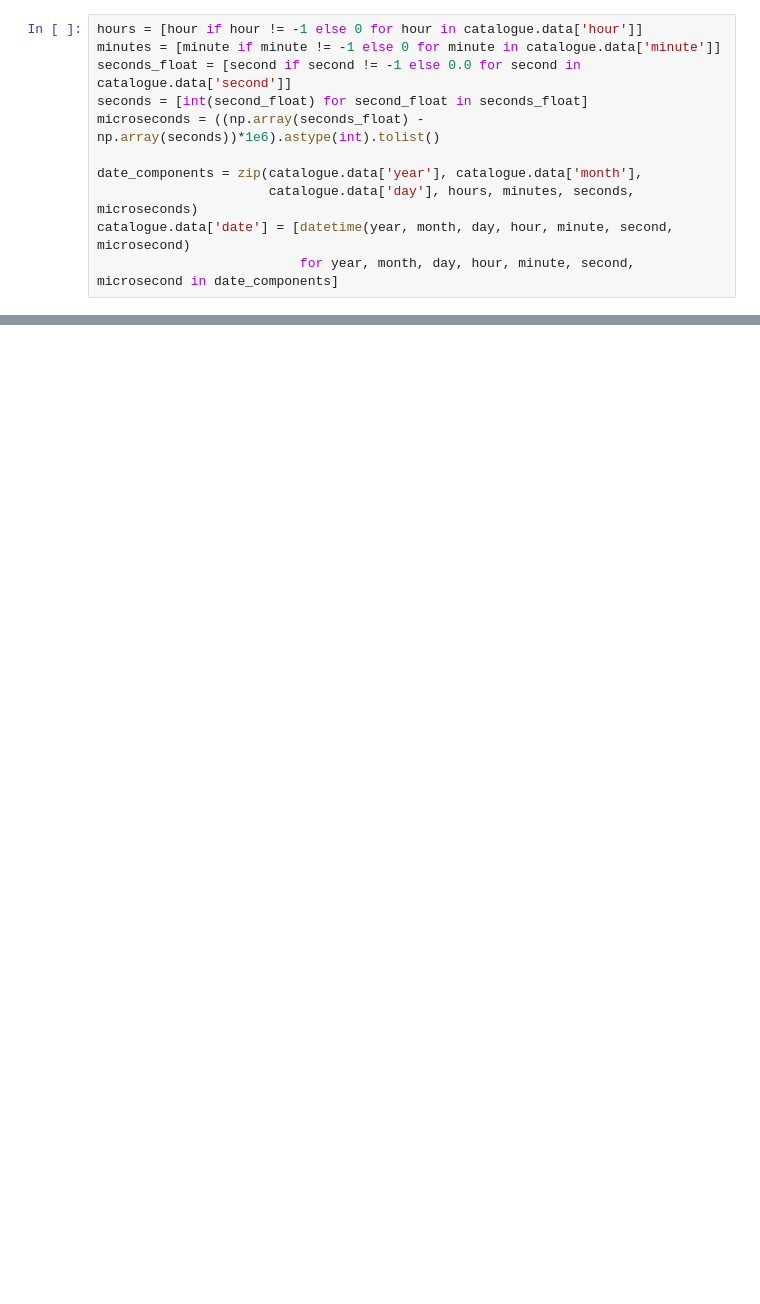
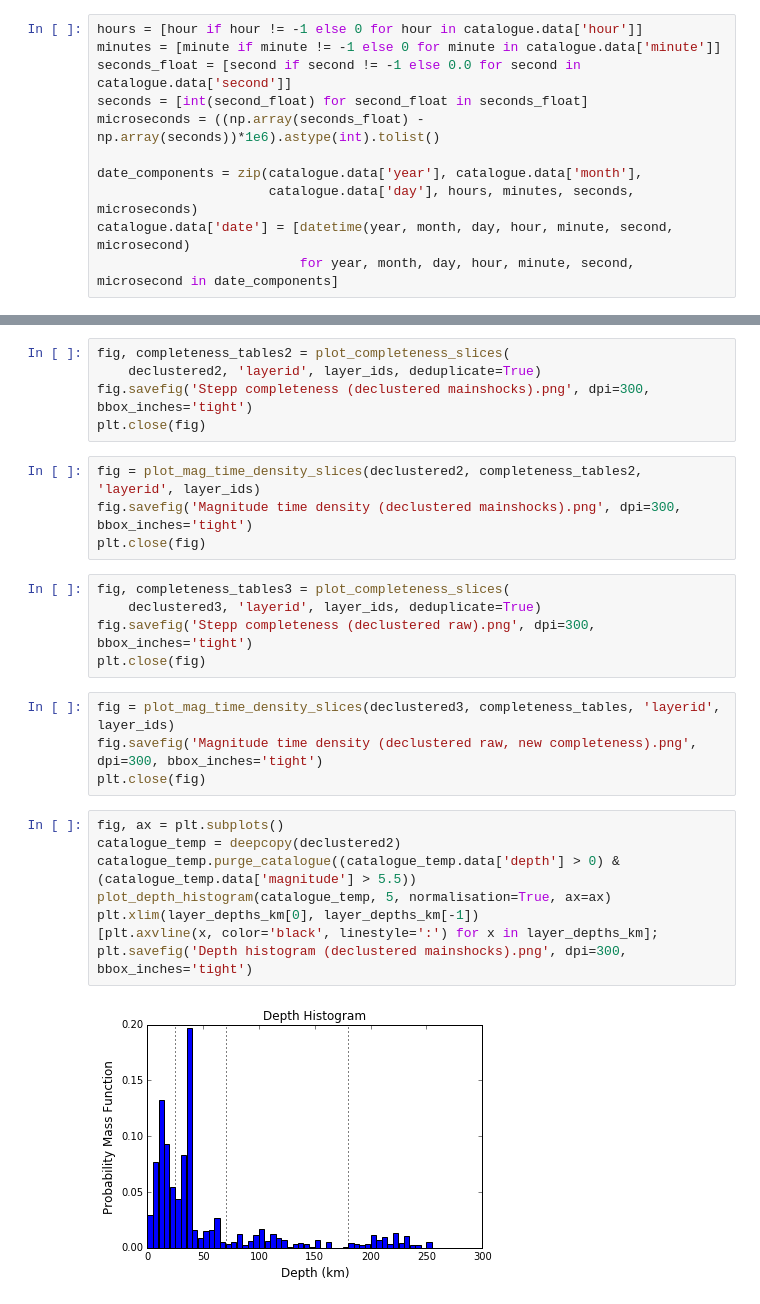
Before and after one commit to nackerley/indian-subcontinent-psha, a Jupyter notebook: Smoothed/Smoothed Seismicity from Catalogue.ipynb, the cells around one changed output, grey strips where cells are left out. Cells and saved outputs as stored; diff of their text form; blank space fills up the shorter version.

```diff
--- a/Smoothed/Smoothed Seismicity from Catalogue.ipynb
+++ b/Smoothed/Smoothed Seismicity from Catalogue.ipynb
@@ -843,0 +518,28 @@ plt.colorbar();
+# %%
+fig, completeness_tables2 = plot_completeness_slices(
+    declustered2, 'layerid', layer_ids, deduplicate=True)
+fig.savefig('Stepp completeness (declustered mainshocks).png', dpi=300, bbox_inches='tight')
+plt.close(fig)
+# %%
+fig = plot_mag_time_density_slices(declustered2, completeness_tables2, 'layerid', layer_ids)
+fig.savefig('Magnitude time density (declustered mainshocks).png', dpi=300, bbox_inches='tight')
+plt.close(fig)
+# %%
+fig, completeness_tables3 = plot_completeness_slices(
+    declustered3, 'layerid', layer_ids, deduplicate=True)
+fig.savefig('Stepp completeness (declustered raw).png', dpi=300, bbox_inches='tight')
+plt.close(fig)
+# %%
+fig = plot_mag_time_density_slices(declustered3, completeness_tables, 'layerid', layer_ids)
+fig.savefig('Magnitude time density (declustered raw, new completeness).png', dpi=300, bbox_inches='tight')
+plt.close(fig)
+# %%
+fig, ax = plt.subplots()
+catalogue_temp = deepcopy(declustered2)
+catalogue_temp.purge_catalogue((catalogue_temp.data['depth'] > 0) & (catalogue_temp.data['magnitude'] > 5.5))
+plot_depth_histogram(catalogue_temp, 5, normalisation=True, ax=ax)
+plt.xlim(layer_depths_km[0], layer_depths_km[-1])
+[plt.axvline(x, color='black', linestyle=':') for x in layer_depths_km];
+plt.savefig('Depth histogram (declustered mainshocks).png', dpi=300, bbox_inches='tight')
+# %% [output]
+[figure, added]
```
Also changed, not shown: parts of 92 cells of this notebook, 41 other files.
